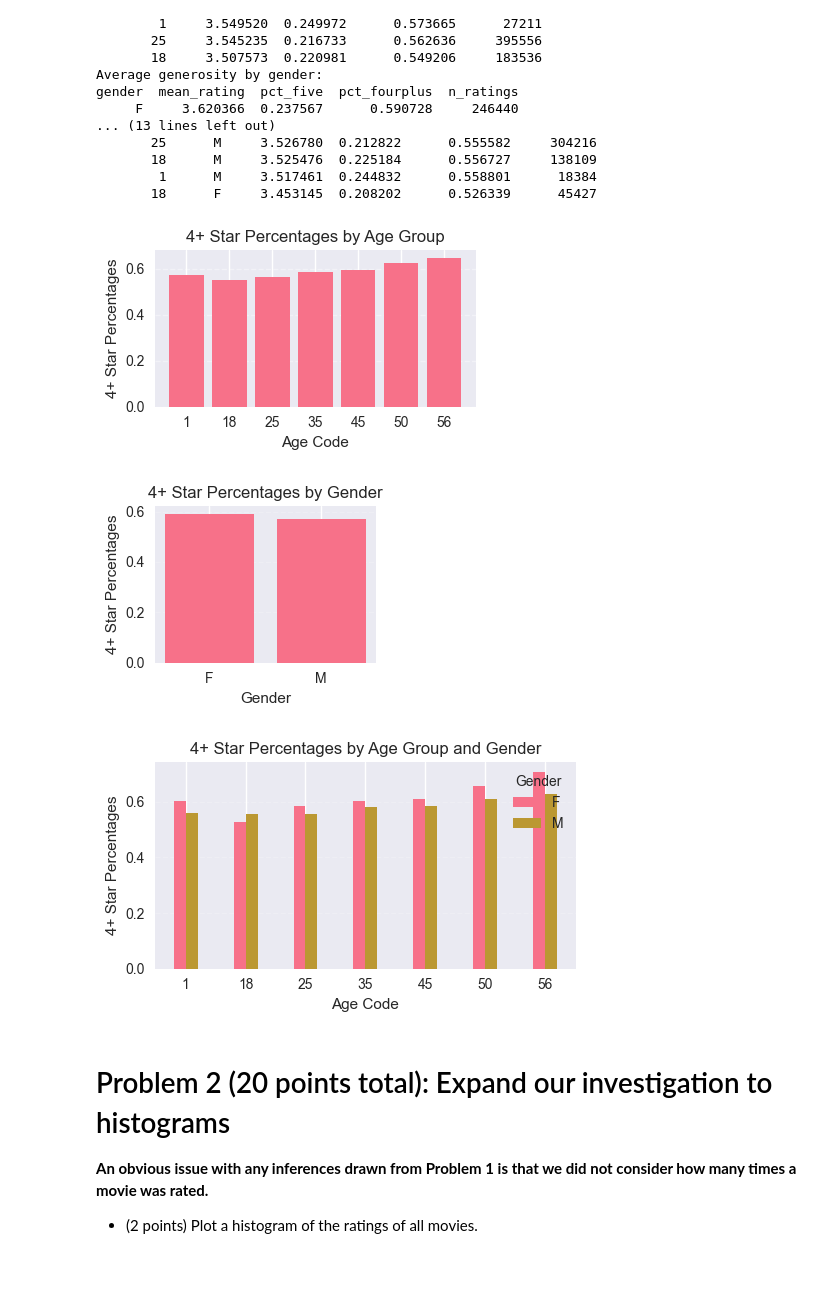
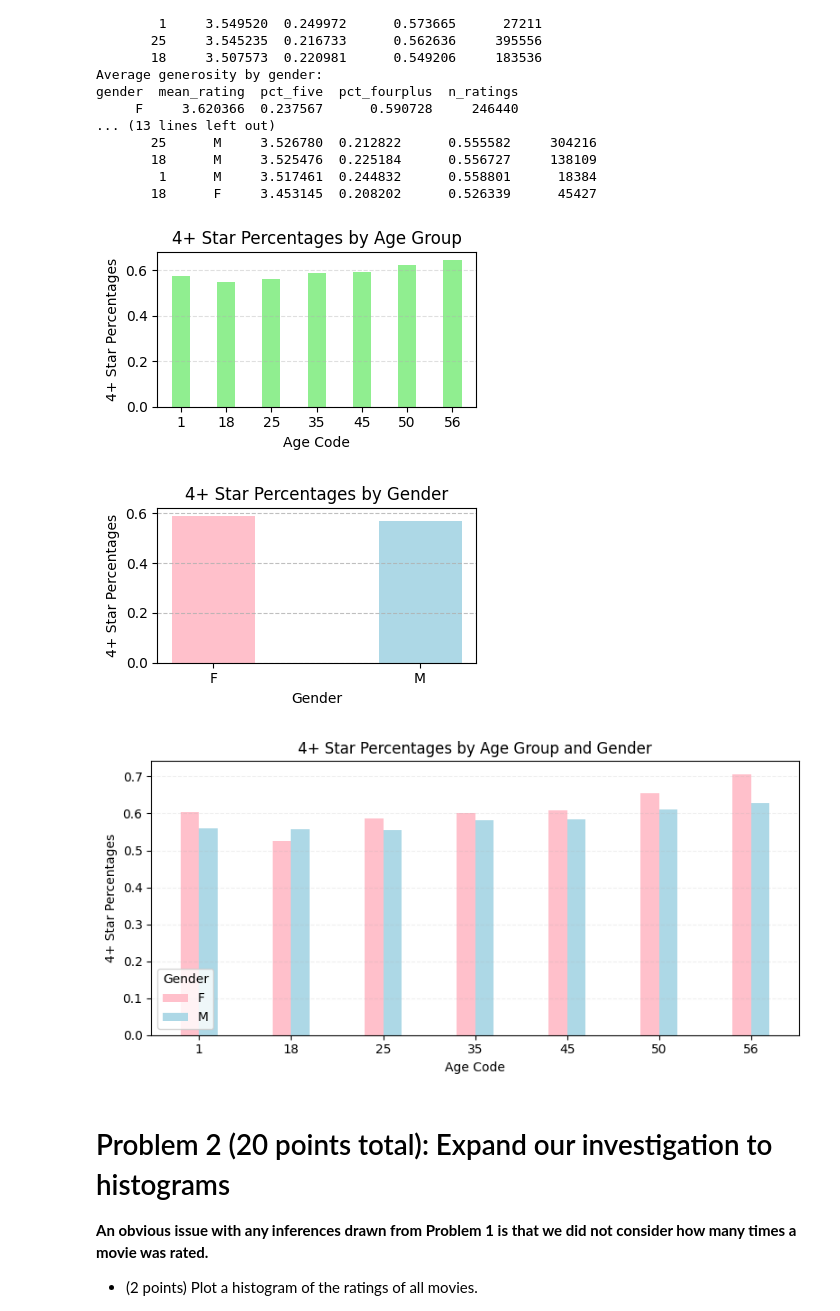
Before and after one commit to SpencerDill232/Case_Study_3, a Jupyter notebook: Case_Study_3.ipynb, the cells around one changed output. Cells and saved outputs as stored; diff of their text form; code cells hidden in the pictures; blank space fills up the shorter version.

```diff
--- a/Case_Study_3.ipynb
+++ b/Case_Study_3.ipynb
@@ -377,7 +377,7 @@ import matplotlib.pyplot as plt
 gen_age_sorted = gen_age.sort_values("age_code")
 
 plt.figure(figsize=(4,2.5))
-plt.bar(gen_age_sorted["age_code"].astype(str), gen_age_sorted["pct_fourplus"])
+plt.bar(gen_age_sorted["age_code"].astype(str), gen_age_sorted["pct_fourplus"],width=0.4, color='lightgreen')
 plt.title("4+ Star Percentages by Age Group")
 plt.xlabel("Age Code")
 plt.ylabel("4+ Star Percentages")
@@ -393,43 +393,43 @@ plt.show()
 gender_order = [g for g in ["F", "M"] if g in set(gen_gender["gender"])]
 gen_gender_sorted = gen_gender.set_index("gender").loc[gender_order].reset_index()
 
-plt.figure(figsize=(3,2.5))
-plt.bar(gen_gender_sorted["gender"], gen_gender_sorted["pct_fourplus"])
+plt.figure(figsize=(4,2.5))
+plt.bar(gen_gender_sorted["gender"], gen_gender_sorted["pct_fourplus"],color=['pink','lightblue'],width=0.4)
 plt.title("4+ Star Percentages by Gender")
 plt.xlabel("Gender")
 plt.ylabel("4+ Star Percentages")
-plt.grid(axis="y", linestyle="--", alpha=0.2)
+plt.grid(axis="y", linestyle="--", alpha=0.8)
 plt.tight_layout()
 plt.show()
 
 # ---------- 3) Grouped bars: age_code × gender (mean_rating) ----------
 # Pivot to F/M columns and ensure ascending ages
 pivot = (gen_age_gender
          .pivot_table(index="age_code", columns="gender",
                       values="pct_fourplus", aggfunc="mean"))
 # Keep only F/M cols if they exist
 cols = [c for c in ["F", "M"] if c in pivot.columns]
 pivot = pivot[cols].sort_index()
 
 x = np.arange(len(pivot.index))
 width = 0.2
 
-plt.figure(figsize=(5,3))
+plt.figure(figsize=(8,4))
 for i, col in enumerate(cols):
-    plt.bar(x + (i - (len(cols)-1)/2)*width, pivot[col].values, width, label=col)
+    plt.bar(x + (i - (len(cols)-1)/2)*width, pivot[col].values, width, label=col, color='pink' if col=='F' else 'lightblue')
 
 plt.title("4+ Star Percentages by Age Group and Gender")
 plt.xlabel("Age Code")
 plt.ylabel("4+ Star Percentages")
 plt.xticks(x, [str(a) for a in pivot.index])
-plt.legend(title="Gender")
+plt.legend(title="Gender", loc=3)
 plt.grid(axis="y", linestyle="--", alpha=0.2)
 plt.tight_layout()
 plt.show()
 # %% [output]
-[figure, old version]
+[figure, new version]
-[figure, old version]
+[figure, new version]
-[figure, old version]
+[figure, new version]
 # %% [markdown]
 # Problem 2 (20 points total): Expand our investigation to histograms
 
```
Also changed, not shown: parts of 1 cell of this notebook.
